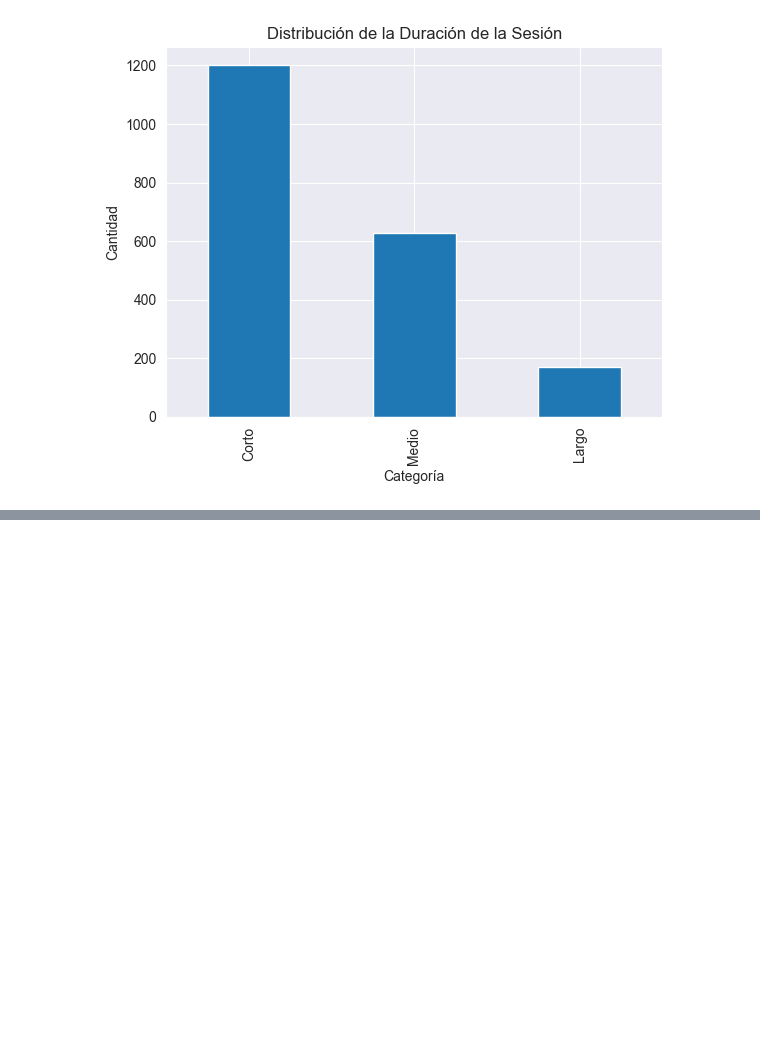
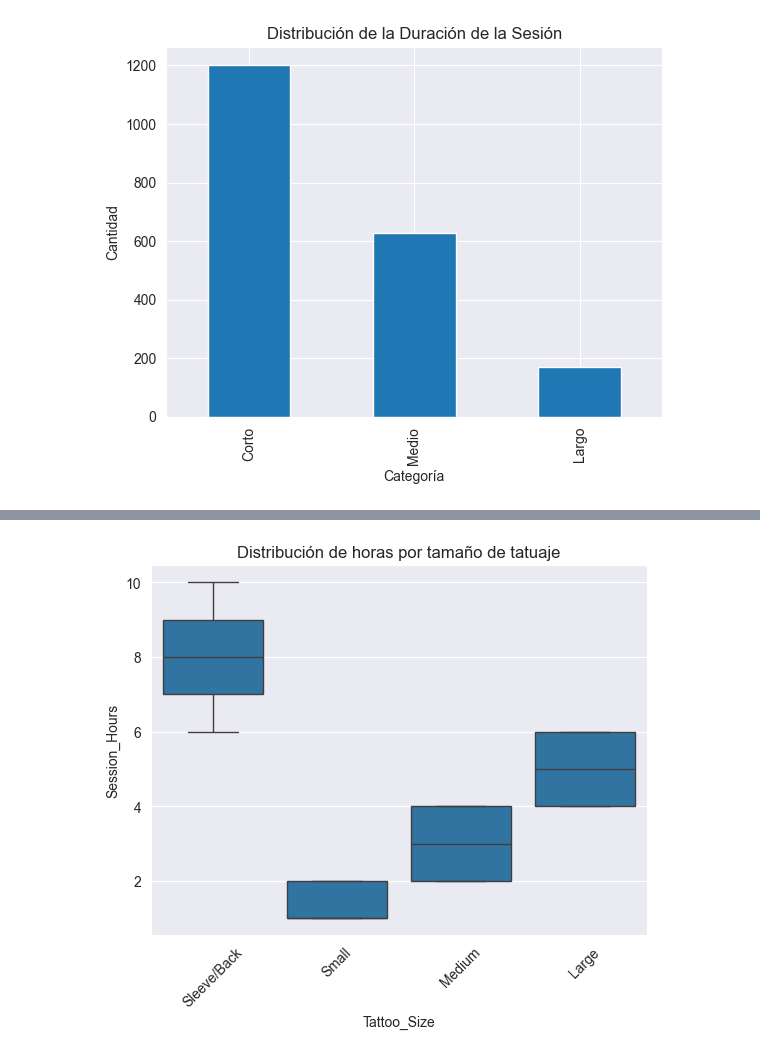
Before and after one commit to pauarsu/tattoo-studio-analysis, a Jupyter notebook: notebook/modelado.ipynb, the cells around one changed output, grey strips where cells are left out. Cells and saved outputs as stored; diff of their text form; code cells hidden in the pictures; blank space fills up the shorter version.

```diff
--- a/notebook/modelado.ipynb
+++ b/notebook/modelado.ipynb
@@ -88,0 +110,7 @@ memory usage: 140.8+ KB
+# %%
+sns.boxplot(x="Tattoo_Size", y="Session_Hours", data=df)
+plt.title("Distribución de horas por tamaño de tatuaje")
+plt.xticks(rotation=45)
+plt.show()
+# %% [output]
+[figure, added]
```
Also changed, not shown: parts of 7 cells of this notebook.
